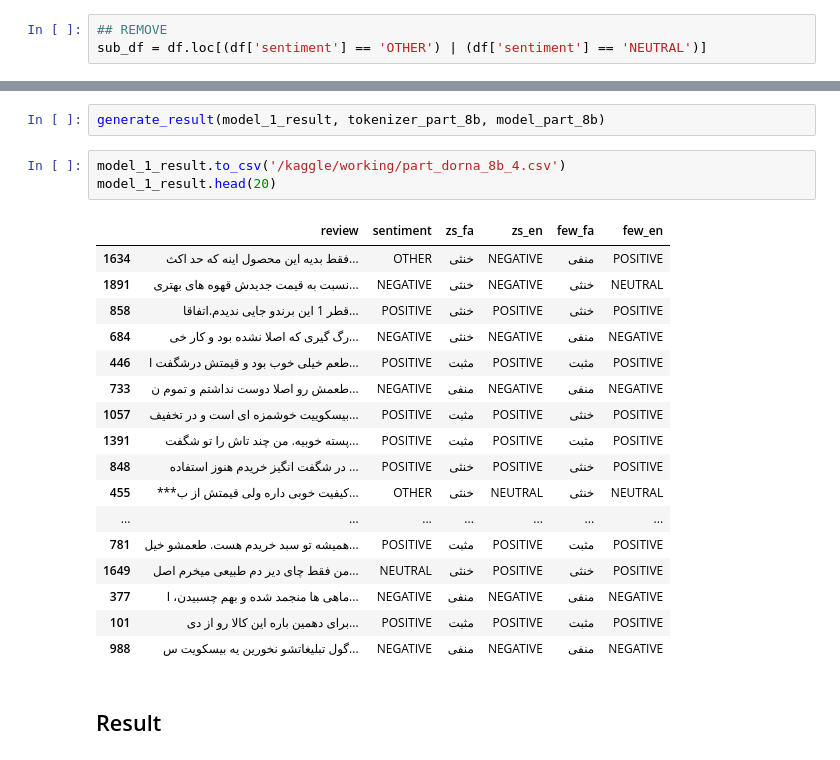
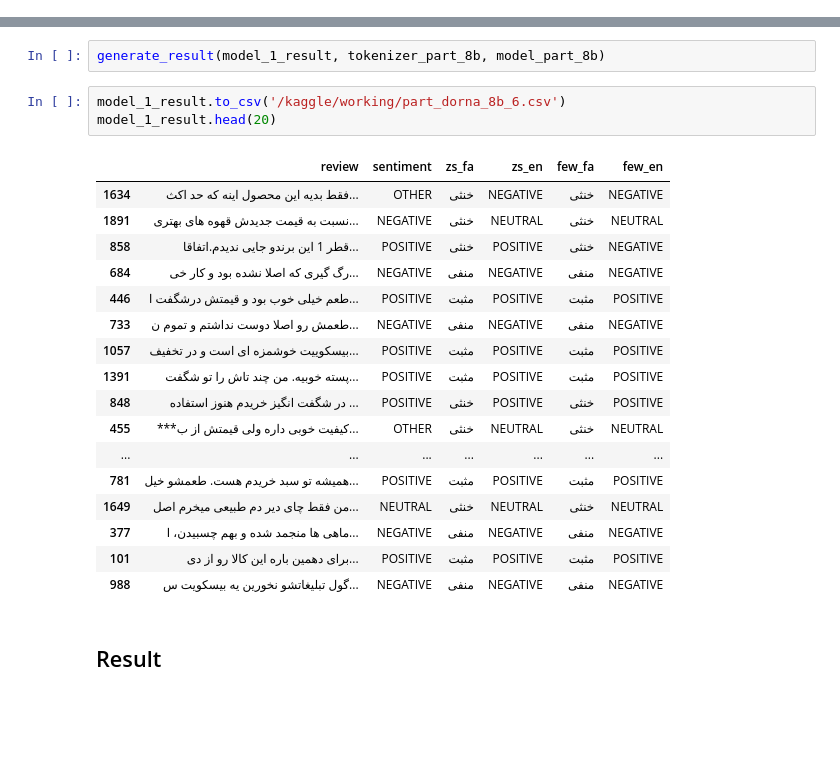
Before and after one commit to shayantabatabaee/llm-sentiment-analysis, a Jupyter notebook: llm-sentiment-analysis.ipynb, the cells around one changed output, grey strips where cells are left out. Cells and saved outputs as stored; diff of their text form; blank space fills up the shorter version.

```diff
--- a/llm-sentiment-analysis.ipynb
+++ b/llm-sentiment-analysis.ipynb
@@ -96,9 +79,6 @@ df = df[['review', 'sentiment']]
 df['sentiment'] = df['sentiment'].map(LABEL_MAP)
 # %%
 sub_df = df.sample(n=TEST_COUNT, random_state=RANDOM_STATE)
-# %%
-## REMOVE
-sub_df = df.loc[(df['sentiment'] == 'OTHER') | (df['sentiment'] == 'NEUTRAL')]
 # %% [markdown]
 ### Visualize Dataset
 # %%
@@ -326,23 +306,23 @@ E0000 00:00:1754055582.776802      36 cuda_blas.cc:1418] Unable to register cuBL
 # %%
 generate_result(model_1_result, tokenizer_part_8b, model_part_8b)
 # %%
-model_1_result.to_csv('/kaggle/working/part_dorna_8b_4.csv')
+model_1_result.to_csv('/kaggle/working/part_dorna_8b_6.csv')
 model_1_result.head(20)
 # %% [output]
 |  | review | sentiment | zs_fa | zs_en | few_fa | few_en |
-| 1634 | فقط بدیه این محصول اینه که حد اکث... | OTHER | خنثی | NEGATIVE | منفی | POSITIVE |
-| 1891 | نسبت به قیمت جدیدش قهوه های بهتری... | NEGATIVE | خنثی | NEGATIVE | خنثی | NEUTRAL |
-| 858 | قطر 1 این برندو جایی ندیدم.اتفاقا... | POSITIVE | خنثی | POSITIVE | خنثی | POSITIVE |
-| 684 | رگ گیری که اصلا نشده بود و کار خی... | NEGATIVE | خنثی | NEGATIVE | منفی | NEGATIVE |
+| 1634 | فقط بدیه این محصول اینه که حد اکث... | OTHER | خنثی | NEGATIVE | خنثی | NEGATIVE |
+| 1891 | نسبت به قیمت جدیدش قهوه های بهتری... | NEGATIVE | خنثی | NEUTRAL | خنثی | NEUTRAL |
+| 858 | قطر 1 این برندو جایی ندیدم.اتفاقا... | POSITIVE | خنثی | POSITIVE | خنثی | NEGATIVE |
+| 684 | رگ گیری که اصلا نشده بود و کار خی... | NEGATIVE | منفی | NEGATIVE | منفی | NEGATIVE |
 | 446 | طعم خیلی خوب بود و قیمتش درشگفت ا... | POSITIVE | مثبت | POSITIVE | مثبت | POSITIVE |
 | 733 | طعمش رو اصلا دوست نداشتم و تموم ن... | NEGATIVE | منفی | NEGATIVE | منفی | NEGATIVE |
-| 1057 | بیسکوییت خوشمزه ای است و در تخفیف... | POSITIVE | مثبت | POSITIVE | خنثی | POSITIVE |
+| 1057 | بیسکوییت خوشمزه ای است و در تخفیف... | POSITIVE | مثبت | POSITIVE | مثبت | POSITIVE |
 | 1391 | پسته خوبیه. من چند تاش را تو شگفت... | POSITIVE | مثبت | POSITIVE | مثبت | POSITIVE |
 | 848 | در شگفت انگیز خریدم هنوز استفاده ... | POSITIVE | خنثی | POSITIVE | خنثی | POSITIVE |
 | 455 | ***کیفیت خوبی داره ولی قیمتش از ب... | OTHER | خنثی | NEUTRAL | خنثی | NEUTRAL |
 | ... | ... | ... | ... | ... | ... | ... |
 | 781 | همیشه تو سبد خریدم هست. طعمشو خیل... | POSITIVE | مثبت | POSITIVE | مثبت | POSITIVE |
-| 1649 | من فقط چای دیر دم طبیعی میخرم اصل... | NEUTRAL | خنثی | POSITIVE | خنثی | POSITIVE |
+| 1649 | من فقط چای دیر دم طبیعی میخرم اصل... | NEUTRAL | خنثی | NEUTRAL | خنثی | NEUTRAL |
 | 377 | ماهی ها منجمد شده و بهم چسبیدن، ا... | NEGATIVE | منفی | NEGATIVE | منفی | NEGATIVE |
 | 101 | برای دهمین باره این کالا رو از دی... | POSITIVE | مثبت | POSITIVE | مثبت | POSITIVE |
 | 988 | گول تبلیغاتشو نخورین یه بیسکویت س... | NEGATIVE | منفی | NEGATIVE | منفی | NEGATIVE |
```
Also changed, not shown: parts of 8 cells of this notebook.
